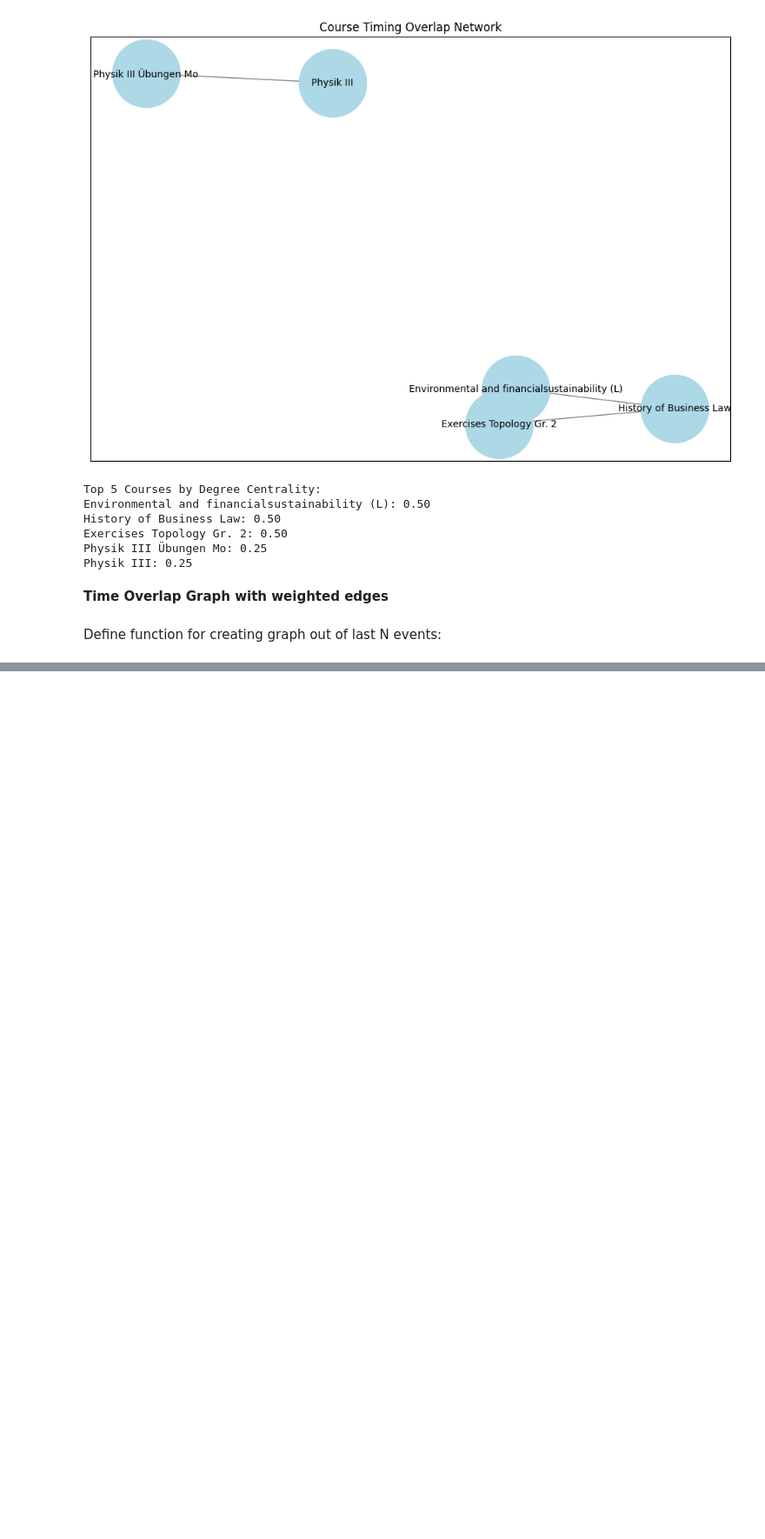
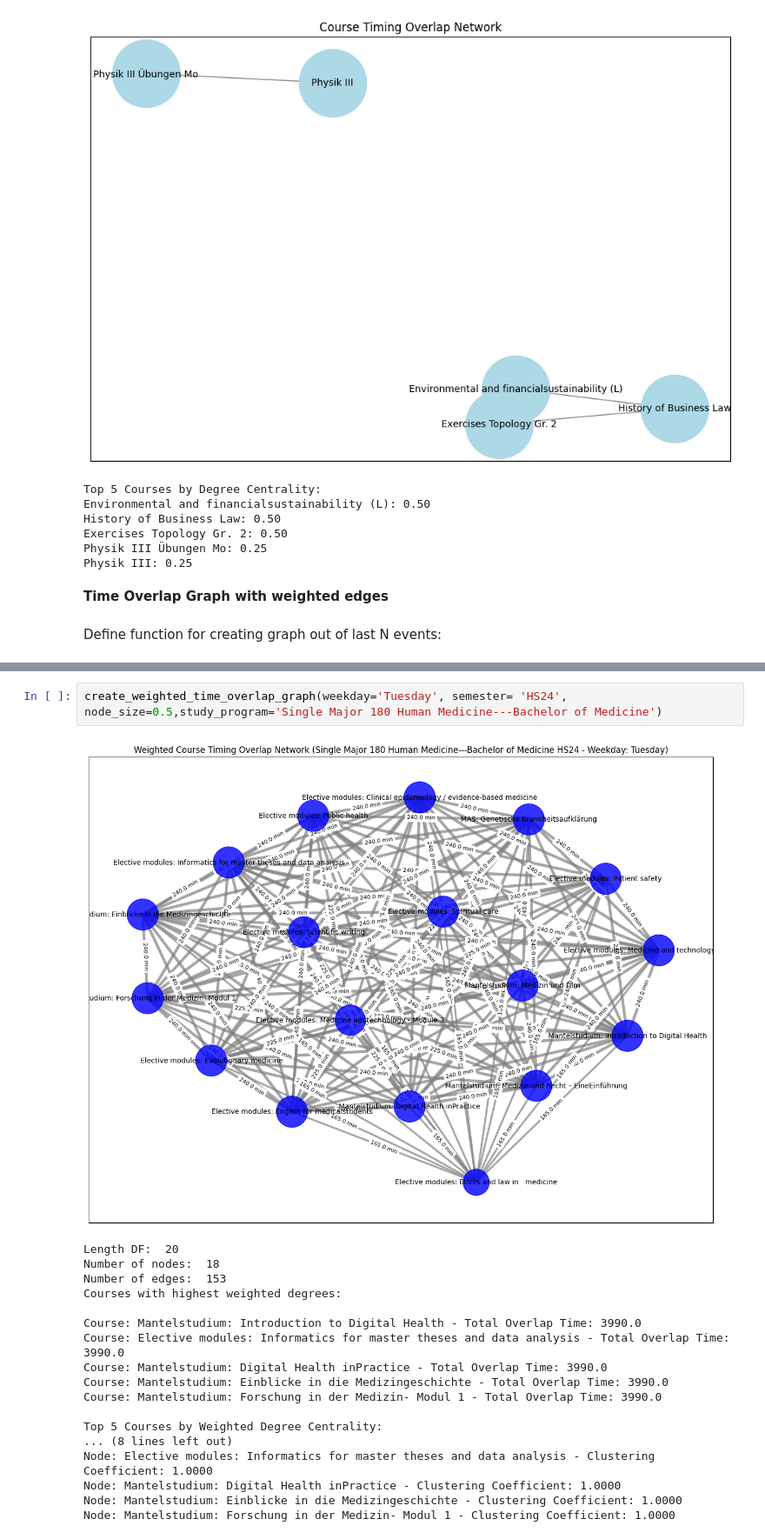
Before and after one commit to mwooll/UZH_Network, a Jupyter notebook: src/marcel_graph.ipynb, the cells around one changed output, grey strips where cells are left out. Shown at 87% size. Saved outputs shown, nothing was run; the diff lists cells and outputs as text; blank space fills up the shorter version.

```diff
--- a/src/marcel_graph.ipynb
+++ b/src/marcel_graph.ipynb
@@ -222,0 +390,21 @@ Number of edges: 149
+# %%
+create_weighted_time_overlap_graph(weekday='Tuesday', semester= 'HS24', node_size=0.5,study_program='Single Major 180 Human Medicine---Bachelor of Medicine')
+# %% [output]
+[figure, added]
+Length DF:  20
+Number of nodes:  18
+Number of edges:  153
+Courses with highest weighted degrees:
+
+Course: Mantelstudium: Introduction to Digital Health - Total Overlap Time: 3990.0
+Course: Elective modules: Informatics for master theses and data analysis - Total Overlap Time: 3990.0
+Course: Mantelstudium: Digital Health inPractice - Total Overlap Time: 3990.0
+Course: Mantelstudium: Einblicke in die Medizingeschichte - Total Overlap Time: 3990.0
+Course: Mantelstudium: Forschung in der Medizin- Modul 1 - Total Overlap Time: 3990.0
+
+Top 5 Courses by Weighted Degree Centrality:
+... (8 lines left out)
+Node: Elective modules: Informatics for master theses and data analysis - Clustering Coefficient: 1.0000
+Node: Mantelstudium: Digital Health inPractice - Clustering Coefficient: 1.0000
+Node: Mantelstudium: Einblicke in die Medizingeschichte - Clustering Coefficient: 1.0000
+Node: Mantelstudium: Forschung in der Medizin- Modul 1 - Clustering Coefficient: 1.0000
```
Also changed, not shown: parts of 13 cells of this notebook, 10 other files.
